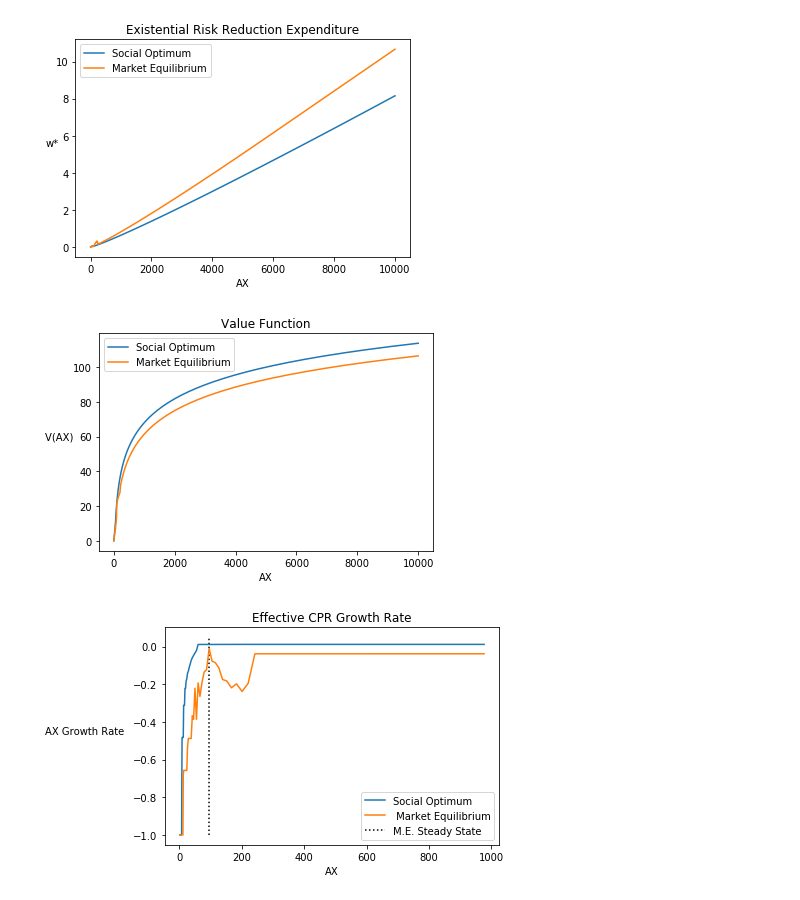
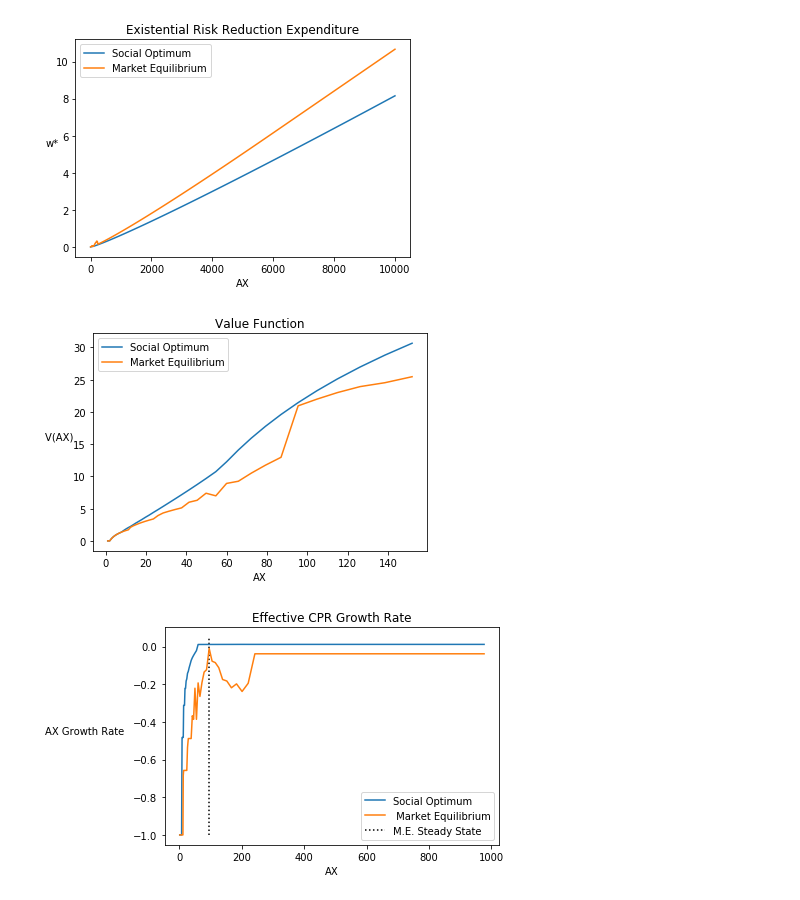
Before and after one commit to MasterOfOrigin/TCM, a Jupyter notebook: ERM_Solution_Main-Simulations.ipynb, the cells around one changed output. Cells and saved outputs as stored; diff of their text form; code cells hidden in the pictures.

```diff
--- a/ERM_Solution_Main-Simulations.ipynb
+++ b/ERM_Solution_Main-Simulations.ipynb
@@ -1245,21 +1245,22 @@ plt.show()
 [figure]
 # %%
 xgrid = np.geomspace(1,10000, 100)
+rng = range(0,55)
 VF1 = sol.build_VF(X=xgrid)
 VFso = solutions[0].build_VF(X=xgrid)
 
 plt.figure(facecolor='white')
 plt.plot((xgrid)[rng], VFso[rng], label='Social Optimum')
 plt.plot((xgrid)[rng], VF1[rng],  label = ("Market Equilibrium") )
 
 plt.xlabel('AX')
 h = plt.ylabel('V(AX)      ')
 h.set_rotation(0)
 plt.legend()
 plt.title('Value Function')
 plt.show()
 # %% [output]
-[figure, old version]
+[figure, new version]
 # %%
 rng = range(0,75)
 
```
Also changed, not shown: parts of 5 cells of this notebook, 6 other files.
